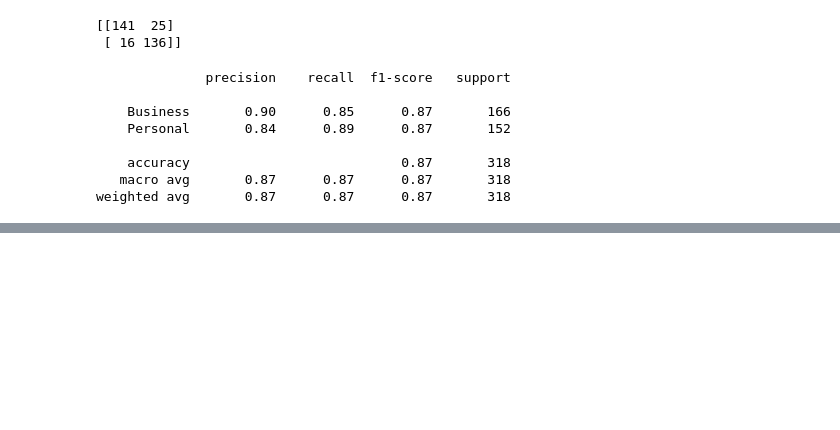
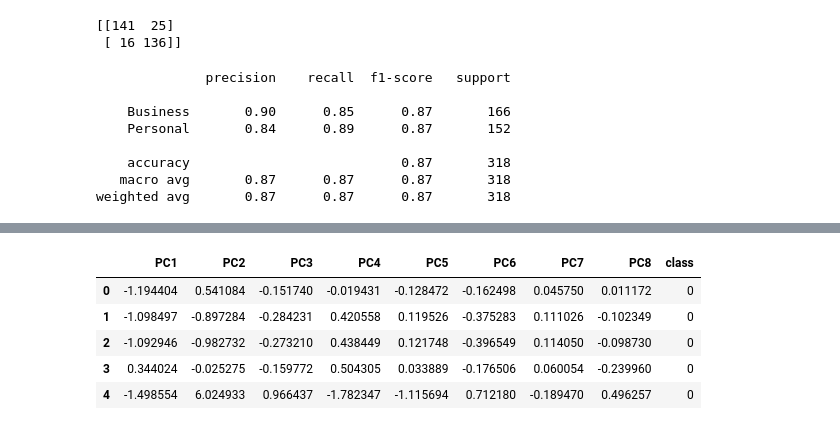
Before and after one commit to chinzjay/Final_Project, a Jupyter notebook: Tourism.ipynb, the cells around one changed output, grey strips where cells are left out. Drawn from its saved outputs; the diff is of its cells as text; code cells hidden in the pictures; blank space fills up the shorter version.

```diff
--- a/Tourism.ipynb
+++ b/Tourism.ipynb
@@ -422,0 +297,3 @@ accuracy_regression = print(np.sqrt(metrics.mean_squared_error(y1_test, y_predic
+# %%
+data_scaled = StandardScaler().fit_transform(pca_data_df)
+print(data_scaled[0:5])
@@ -422,0 +316,8 @@ accuracy_regression = print(np.sqrt(metrics.mean_squared_error(y1_test, y_predic
+# %%
+#initializa PCA
+pca = PCA(n_components=8)
+
+data_pca = pca.fit_transform(data_scaled)
+# %%
+data_pca_df = pd.DataFrame(data=data_pca, columns=["PC1", "PC2", "PC3", "PC4", "PC5", "PC6", "PC7", "PC8"])
+data_pca_df.head()
@@ -422,0 +355,19 @@ accuracy_regression = print(np.sqrt(metrics.mean_squared_error(y1_test, y_predic
+# %%
+#K-means model
+Kmodel = KMeans(n_clusters = 2, random_state=0)
+
+#fit
+Kmodel.fit(data_pca_df)
+
+#predict clusters
+predictions = Kmodel.predict(data_pca_df)
+
+data_pca_df["class"] = Kmodel.labels_
+data_pca_df.head()
+# %% [output]
+|  | PC1 | PC2 | PC3 | PC4 | PC5 | PC6 | PC7 | PC8 | class |
+| 0 | -1.194404 | 0.541084 | -0.151740 | -0.019431 | -0.128472 | -0.162498 | 0.045750 | 0.011172 | 0 |
+| 1 | -1.098497 | -0.897284 | -0.284231 | 0.420558 | 0.119526 | -0.375283 | 0.111026 | -0.102349 | 0 |
+| 2 | -1.092946 | -0.982732 | -0.273210 | 0.438449 | 0.121748 | -0.396549 | 0.114050 | -0.098730 | 0 |
+| 3 | 0.344024 | -0.025275 | -0.159772 | 0.504305 | 0.033889 | -0.176506 | 0.060054 | -0.239960 | 0 |
+| 4 | -1.498554 | 6.024933 | 0.966437 | -1.782347 | -1.115694 | 0.712180 | -0.189470 | 0.496257 | 0 |
```
Also changed, not shown: parts of 36 cells of this notebook.
